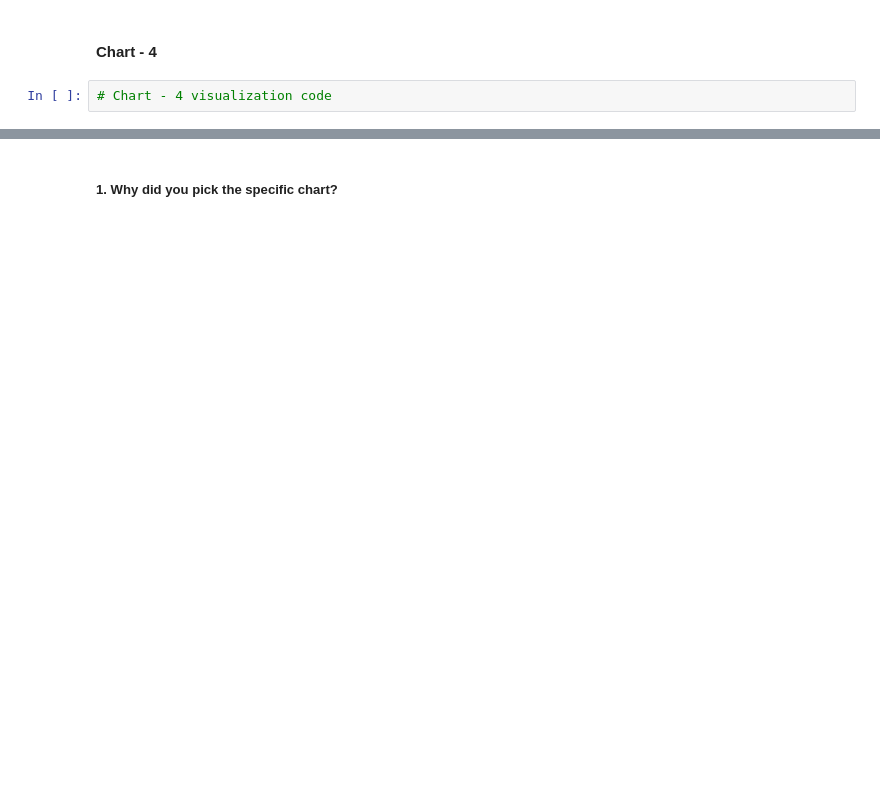
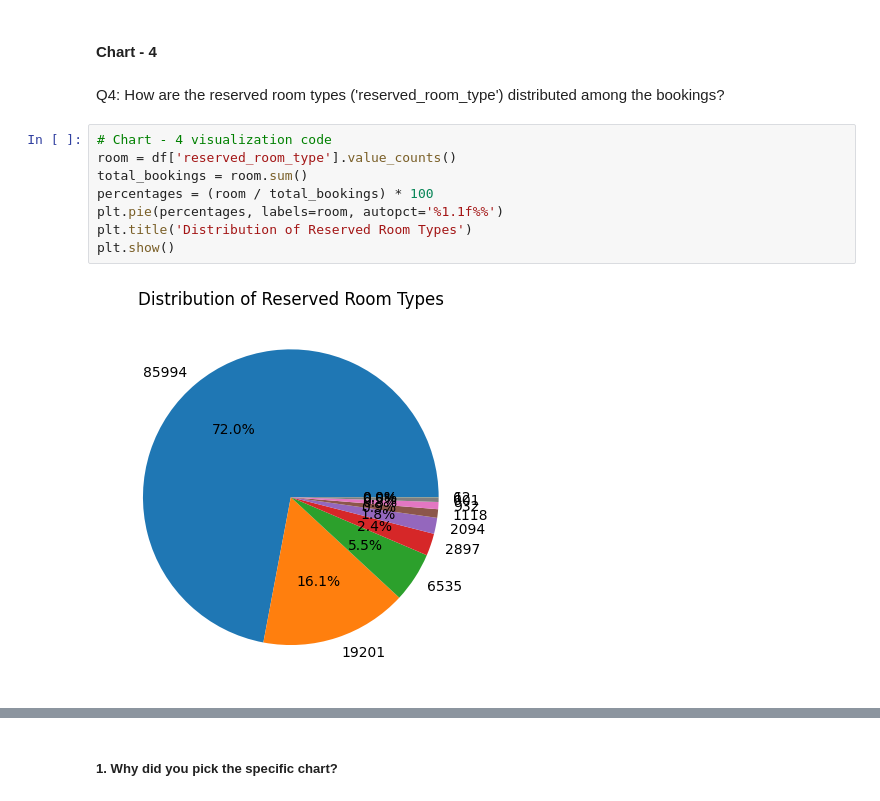
Before and after one commit to aayush-sharmaa/Hotel-Booking-Analysis, a Jupyter notebook: Hotel_Booking_Analysis.ipynb, the cells around one changed output, grey strips where cells are left out. Drawn from its saved outputs; the diff is of its cells as text; blank space fills up the shorter version.

```diff
--- a/Hotel_Booking_Analysis.ipynb
+++ b/Hotel_Booking_Analysis.ipynb
@@ -523,4 +634,14 @@ Answer Here
 # %% [markdown]
 #### Chart - 4
-# %%
-# Chart - 4 visualization code
+# %% [markdown]
+Q4: How are the reserved room types ('reserved_room_type') distributed among the bookings?
+# %%
+# Chart - 4 visualization code
+room = df['reserved_room_type'].value_counts()
+total_bookings = room.sum()
+percentages = (room / total_bookings) * 100
+plt.pie(percentages, labels=room, autopct='%1.1f%%')
+plt.title('Distribution of Reserved Room Types')
+plt.show()
+# %% [output]
+[figure, added]
```
Also changed, not shown: parts of 130 cells of this notebook.
